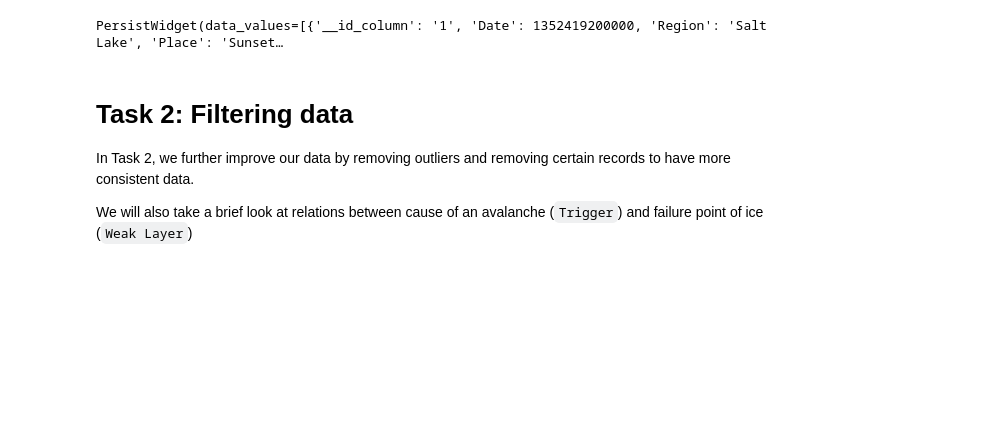
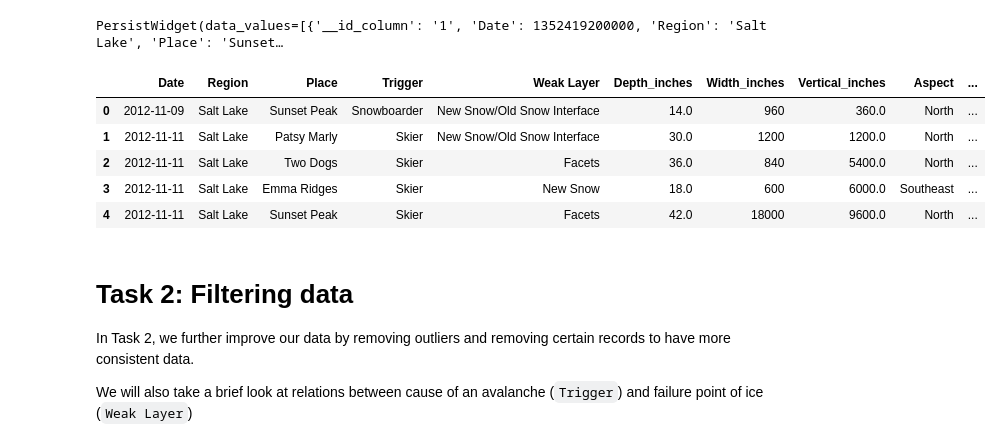
Before and after one commit to visdesignlab/persist_examples, a Jupyter notebook: Avalanche Dataset Tasks/PERSIST_avalanche_tasks.ipynb, the cells around one changed output. Cells and saved outputs as stored; diff of their text form; code cells hidden in the pictures; blank space fills up the shorter version.

```diff
--- a/Avalanche Dataset Tasks/PERSIST_avalanche_tasks.ipynb
+++ b/Avalanche Dataset Tasks/PERSIST_avalanche_tasks.ipynb
@@ -169,6 +169,15 @@ dtype: object
 PR.PersistTable(df_task_1b)
 # %% [output]
 PersistWidget(data_values=[{'__id_column': '1', 'Date': 1352419200000, 'Region': 'Salt Lake', 'Place': 'Sunset…
+# %%
+df_task_1c.head()
+# %% [output]
+|  | Date | Region | Place | Trigger | Weak Layer | Depth_inches | Width_inches | Vertical_inches | Aspect | ... |
+| 0 | 2012-11-09 | Salt Lake | Sunset Peak | Snowboarder | New Snow/Old Snow Interface | 14.0 | 960 | 360.0 | North | ... |
+| 1 | 2012-11-11 | Salt Lake | Patsy Marly | Skier | New Snow/Old Snow Interface | 30.0 | 1200 | 1200.0 | North | ... |
+| 2 | 2012-11-11 | Salt Lake | Two Dogs | Skier | Facets | 36.0 | 840 | 5400.0 | North | ... |
+| 3 | 2012-11-11 | Salt Lake | Emma Ridges | Skier | New Snow | 18.0 | 600 | 6000.0 | Southeast | ... |
+| 4 | 2012-11-11 | Salt Lake | Sunset Peak | Skier | Facets | 42.0 | 18000 | 9600.0 | North | ... |
 # %% [markdown]
 # Task 2: Filtering data
 
```
